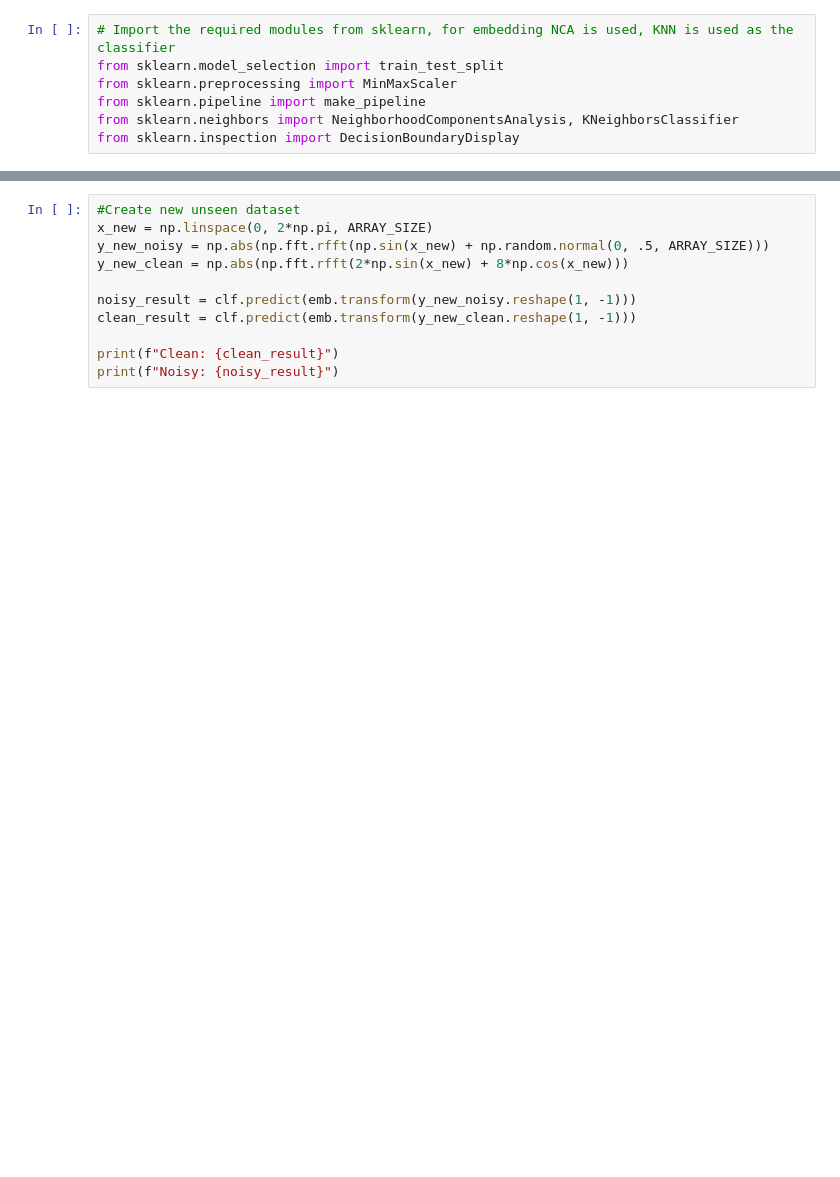
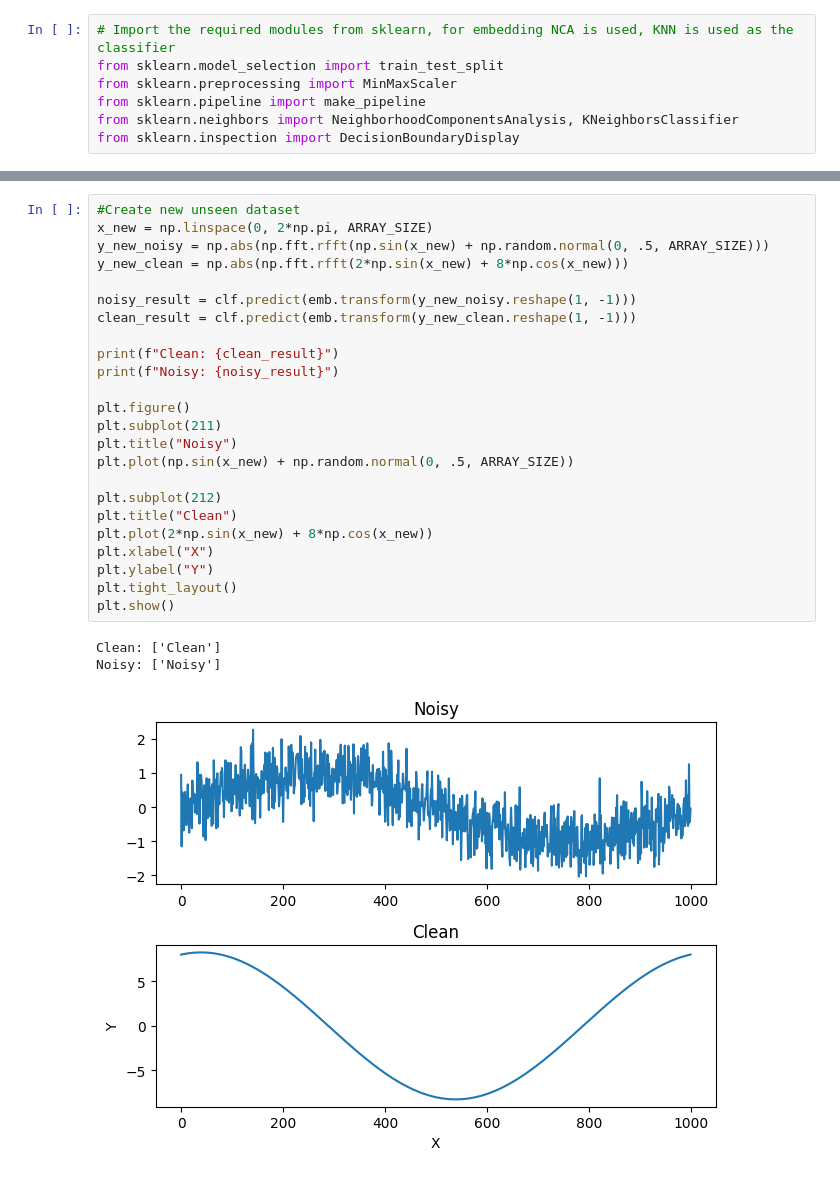
Before and after one commit to CTDck/ML, a Jupyter notebook: main.ipynb, the cells around one changed output, grey strips where cells are left out. Drawn from its saved outputs; the diff is of its cells as text; blank space fills up the shorter version.

```diff
--- a/main.ipynb
+++ b/main.ipynb
@@ -136,11 +142,28 @@ plt.show()
 # %%
 #Create new unseen dataset
 x_new = np.linspace(0, 2*np.pi, ARRAY_SIZE)
 y_new_noisy = np.abs(np.fft.rfft(np.sin(x_new) + np.random.normal(0, .5, ARRAY_SIZE)))
 y_new_clean = np.abs(np.fft.rfft(2*np.sin(x_new) + 8*np.cos(x_new)))
 
 noisy_result = clf.predict(emb.transform(y_new_noisy.reshape(1, -1)))
 clean_result = clf.predict(emb.transform(y_new_clean.reshape(1, -1)))
 
 print(f"Clean: {clean_result}")
 print(f"Noisy: {noisy_result}")
+
+plt.figure()
+plt.subplot(211)
+plt.title("Noisy")
+plt.plot(np.sin(x_new) + np.random.normal(0, .5, ARRAY_SIZE))
+
+plt.subplot(212)
+plt.title("Clean")
+plt.plot(2*np.sin(x_new) + 8*np.cos(x_new))
+plt.xlabel("X")
+plt.ylabel("Y")
+plt.tight_layout()
+plt.show()
+# %% [output]
+Clean: ['Clean']
+Noisy: ['Noisy']
+[figure, added]
```
Also changed, not shown: parts of 2 cells of this notebook, 3 other files.
